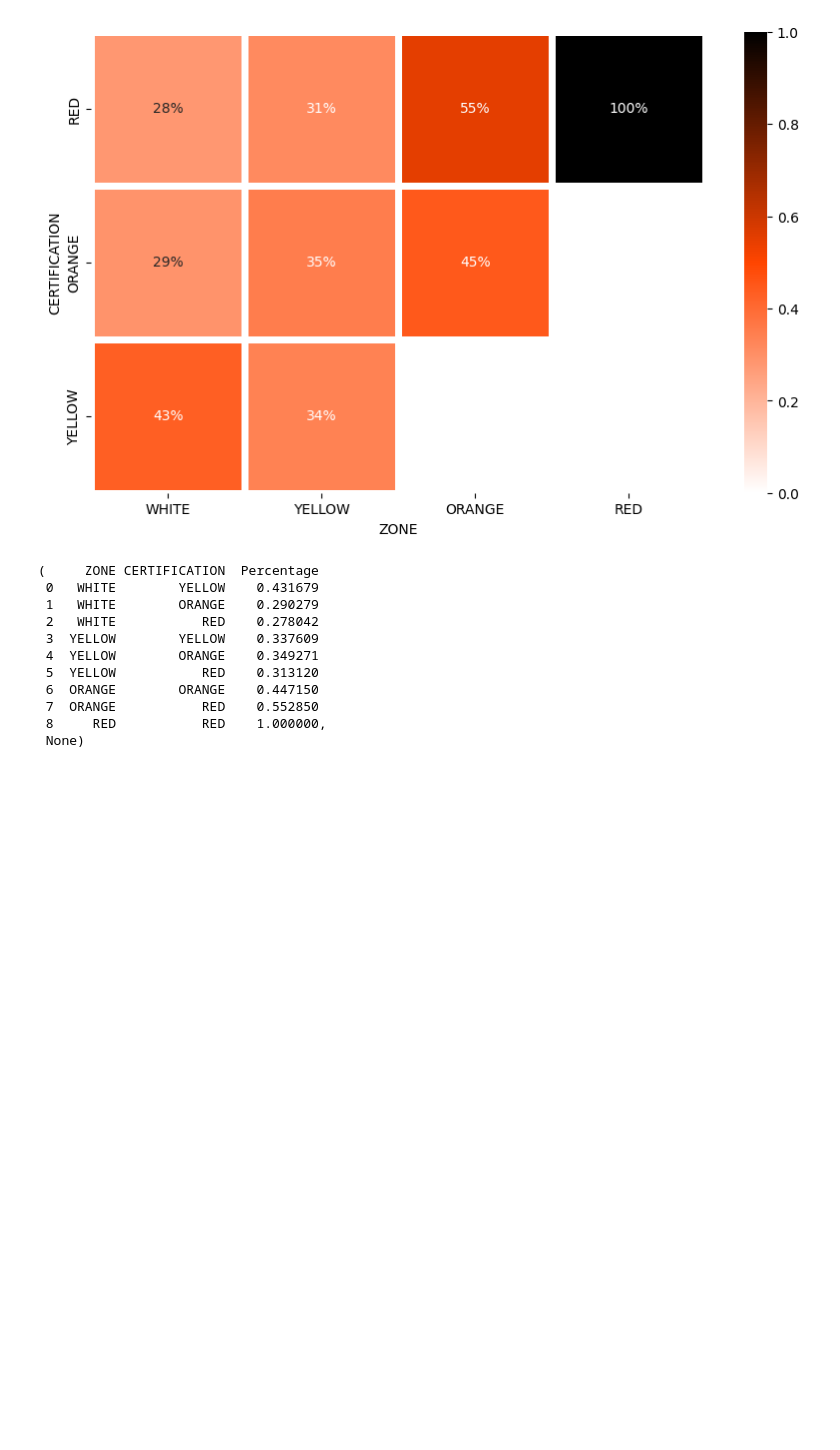
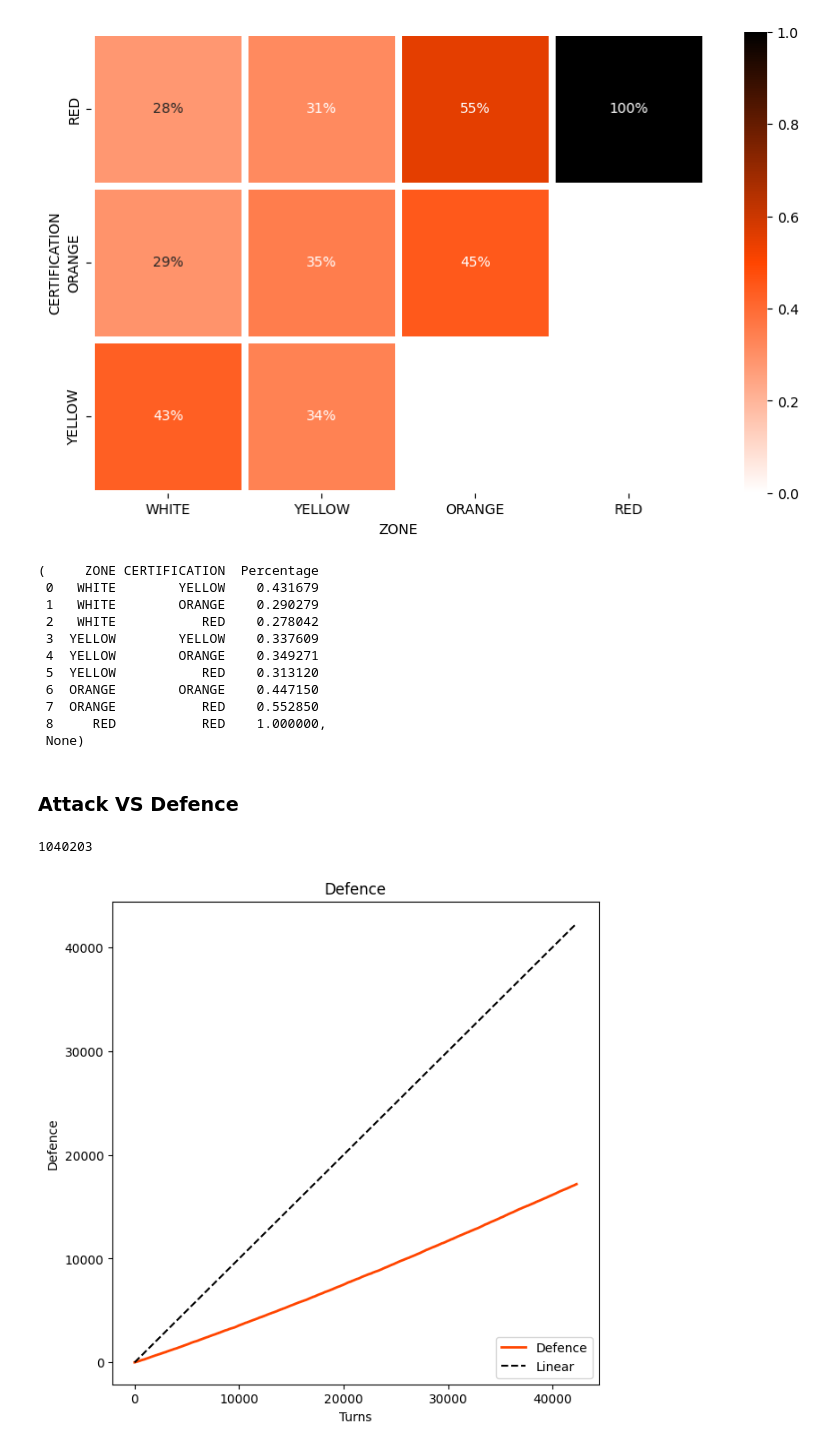
Before and after one commit to andreabazerla/dpcm-card-game, a Jupyter notebook: notebooks/analysis.ipynb, the cells around one changed output. Cells and saved outputs as stored; diff of their text form; code cells hidden in the pictures; blank space fills up the shorter version.

Commit message:
Added defence plot in analysis.ipynb

```diff
--- a/notebooks/analysis.ipynb
+++ b/notebooks/analysis.ipynb
@@ -457,3 +457,5 @@ durations = [500] * 5
 clip = ImageSequenceClip(image_files, durations=durations)
 
 clip.write_gif('../img/strategy-heatmap.gif', fps=1)
+# %% [markdown]
+### Attack VS Defence
@@ -459,0 +465,47 @@ clip.write_gif('../img/strategy-heatmap.gif', fps=1)
+# %%
+def get_attack_defence_heatmap(df, min, max):
+    df = get_df_range(df, min, max)
+
+    df.loc[:, 'Before'] = df['Before'].apply(ast.literal_eval)
+    df.loc[:, 'After'] = df['After'].apply(ast.literal_eval)
+
+    df.loc[:, 'Before'] = df['Before'].apply(lambda x: [x[2], x[11]])
+    df.loc[:, 'After'] = df['After'].apply(lambda x: [x[2], x[11]])
+
+    df = df[df['Before'].apply(lambda x: x[0] > 0)]
+    df = df[df['Before'].apply(lambda x: x[1] > 0)]
+
+    df['Defence'] = df.apply(lambda row: 1 if row['Before'][-1] != row['After'][-1] else 0, axis=1)
+
+    df.reset_index(drop=True, inplace=True)
+
+    df['Cumsum'] = df['Defence'].cumsum()
+
+    return df
+# %%
+state_seen_df = pd.read_csv('../data/state_seen.csv')
+print(len(state_seen_df))
+# %% [output]
+1040203
+# %%
+df = get_attack_defence_heatmap(state_seen_df, 0, len(state_seen_df))
+# %%
+fig = plt.figure(1, figsize=(7, 7))
+
+plt.plot(df.index, df['Cumsum'], color=orange, label='Defence', linewidth=2)
+
+x = np.linspace(0, max(df.index))
+y = x
+
+plt.plot(x, y, color='black', label='Linear', linestyle='--')
+
+plt.title('Defence')
+
+plt.legend(loc='lower right')
+
+plt.xlabel('Turns')
+plt.ylabel('Defence')
+
+plt.show()
+# %% [output]
+[figure, added]
```
Also changed, not shown: parts of 1 cell of this notebook.
